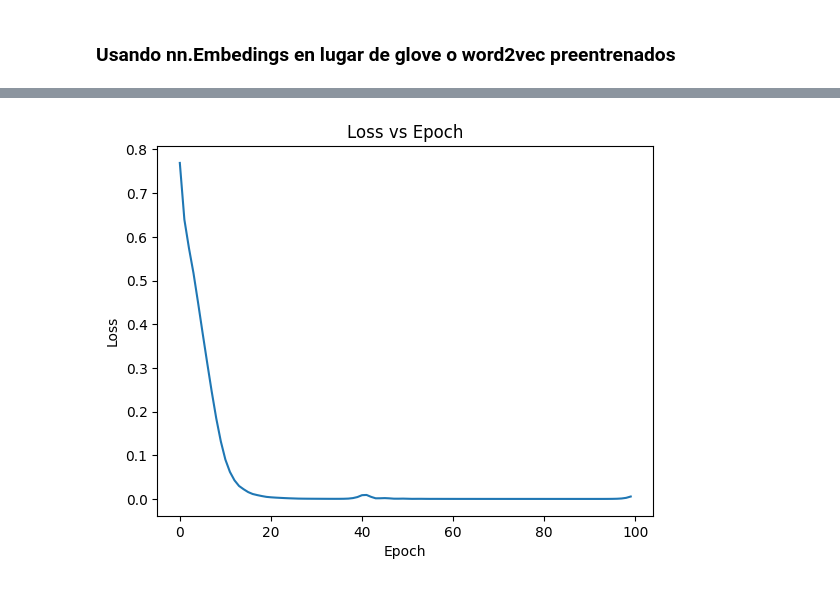
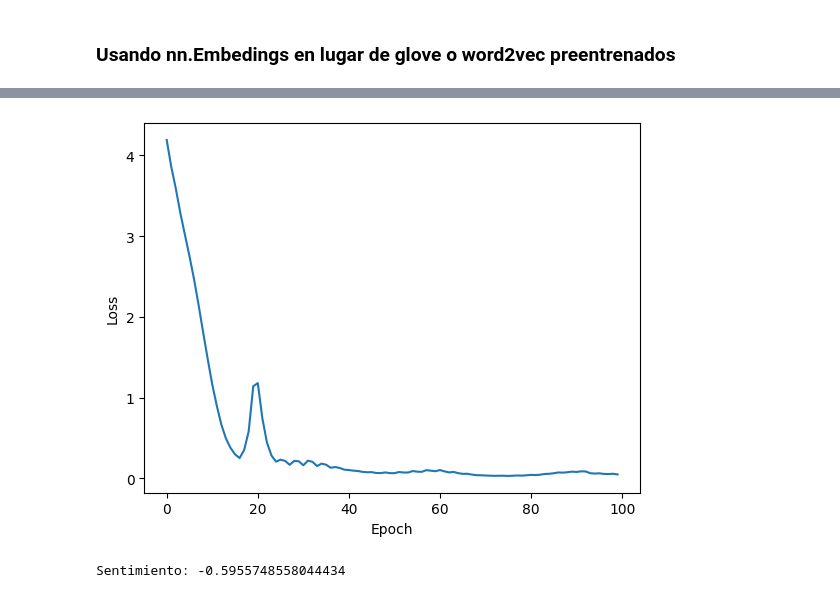
Before and after one commit to GabrielBarrientos99/RNNs_Bidirectional_Sentiment_Analysis, a Jupyter notebook: RNNs_04.ipynb, the cells around one changed output, grey strips where cells are left out. Saved outputs shown, nothing was run; the diff lists cells and outputs as text; code cells hidden in the pictures.

```diff
--- a/RNNs_04.ipynb
+++ b/RNNs_04.ipynb
@@ -207,0 +123,19 @@ model = SentimentBidirectional_RNN(
+# %%
+# Crear el dataset con embeddings promedio
+def create_dataset(preprocessor):
+    X = []
+    y = []
+    for item in preprocessor.data:
+        parrafo = item['text']
+        sentimiento = item['sentiment']
+
+        # Obtener el embedding promedio para el párrafo
+        embedding_avg = preprocessor.get_embedding_parrafo(" ".join(parrafo))
+        if embedding_avg.size(0) > 0:
+            X.append(embedding_avg)  # Embedding promedio del párrafo
+            y.append(sentimiento)  # Sentimiento correspondiente
+
+    return torch.stack(X), torch.tensor(y, dtype=torch.float32)
+# %%
+# Crear el dataset
+X_train, y_train = create_dataset(preprocessor)
@@ -208,4 +146,21 @@ model = SentimentBidirectional_RNN(
+# %%
+# Definir los parámetros del modelo
+vocab_size = preprocessor.vocab_size
+embedding_dim = 100
+hidden_size = 64  # Puedes ajustar este tamaño
+output_size = 1   # Salida de un solo valor para el sentimiento
+
+# Crear el modelo de sentimiento bidireccional
+model = SentimentBidirectional_RNN(
+    vocab_size=vocab_size,
+    embedding_dim=embedding_dim,
+    hidden_size=hidden_size,
+    output_size=output_size,
+    Preprocessor=preprocessor,
+    dropout=0.5,
+    lr=0.001
+)
 # %%
 # Entrenar el modelo
-model.train(X_train, y_train, epoch=epoch, batch_size=32)
+model.train(X_train, y_train, epoch=100, batch_size=32)
 # %% [output]
@@ -222,5 +184,17 @@ def plot_loss(loss_list):
-# %%
-# Ploteamos el loss
-plot_loss(model.loss_list)
-# %% [output]
-[figure, removed]
+# %%
+# Graficar la pérdida durante el entrenamiento
+model.plot_loss()
+# %% [output]
+[figure, added]
+# %%
+# Predecir el sentimiento de un texto
+texto = '''
+Últimamente siento que nada tiene sentido. Cada vez que trato de avanzar, parece que algo se interpone y todo el esfuerzo se vuelve inútil.
+A veces me pregunto para qué me esfuerzo tanto si al final siempre termino decepcionado.
+Las cosas no mejoran, y cuando creo que hay una pequeña esperanza, algo sucede y todo vuelve a la oscuridad.
+No importa cuánto lo intente, simplemente no veo un final positivo a todo esto. Siento que estoy atrapado en un ciclo sin salida.
+'''
+sentimiento = model.predict(texto)
+print(f'Sentimiento: {sentimiento}')
+# %% [output]
+Sentimiento: -0.5955748558044434
```
Also changed, not shown: parts of 13 cells of this notebook, 1 other file.
